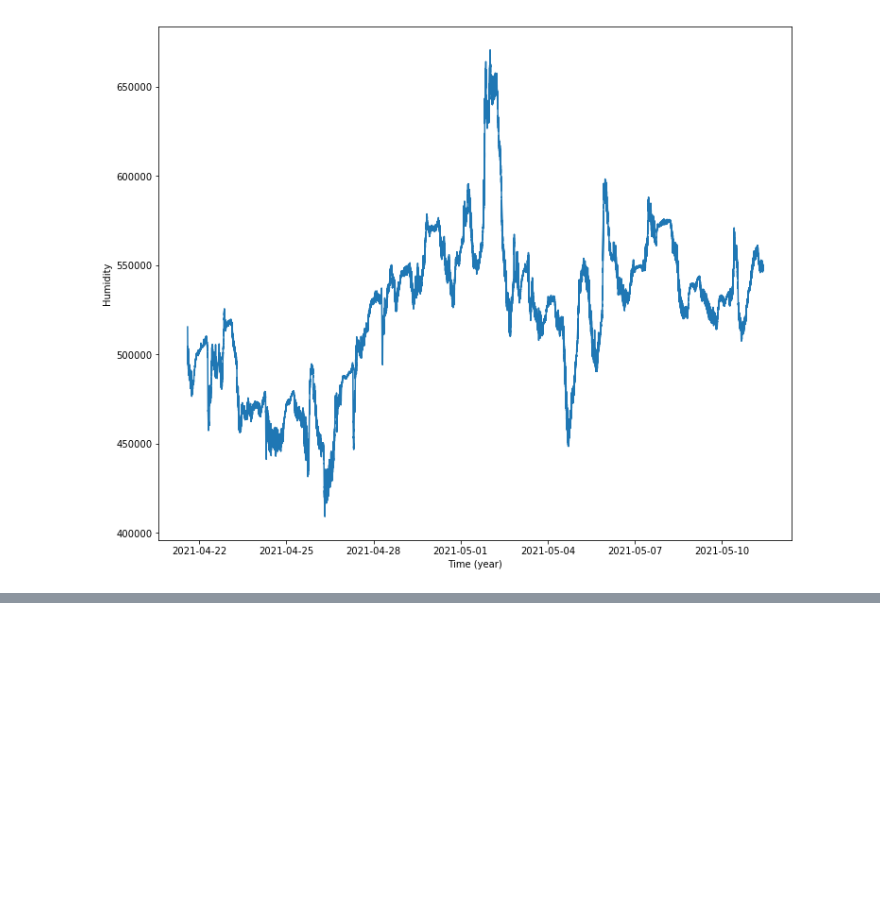
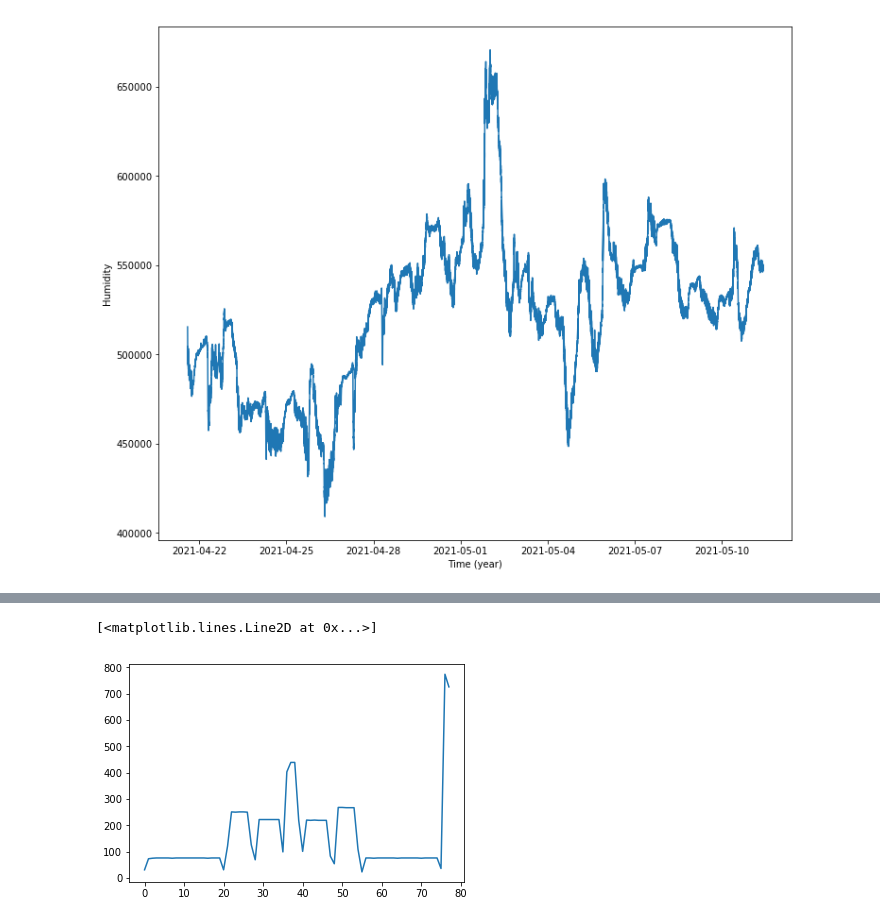
Before and after one commit to sikora-toma/unsupervised_learning_watchplant_project, a Jupyter notebook: code/unsupervised_learning.ipynb, the cells around one changed output, grey strips where cells are left out. Cells and saved outputs as stored; diff of their text form; code cells hidden in the pictures; blank space fills up the shorter version.

```diff
--- a/code/unsupervised_learning.ipynb
+++ b/code/unsupervised_learning.ipynb
@@ -44,0 +105,3 @@ Text(0,0.5,'Differential potential CH1')
+# %%
+# get list of folders with the data
+paths = ['../../Unsupervised_data/FER/Exp_NoExternal#'+str(i)+'/NoExternal#'+str(i)+'/rpi1.csv' for i in range(1,9)]
@@ -44,0 +170,6 @@ Text(0,0.5,'Differential potential CH1')
+# %%
+# visualizing the one day bunches of the CH1 channel
+plt.plot([i.shape for i in data_CH1])
+# %% [output]
+[<matplotlib.lines.Line2D at 0x...>]
+[figure, added]
```
Also changed, not shown: parts of 25 cells of this notebook, 4 other files.
